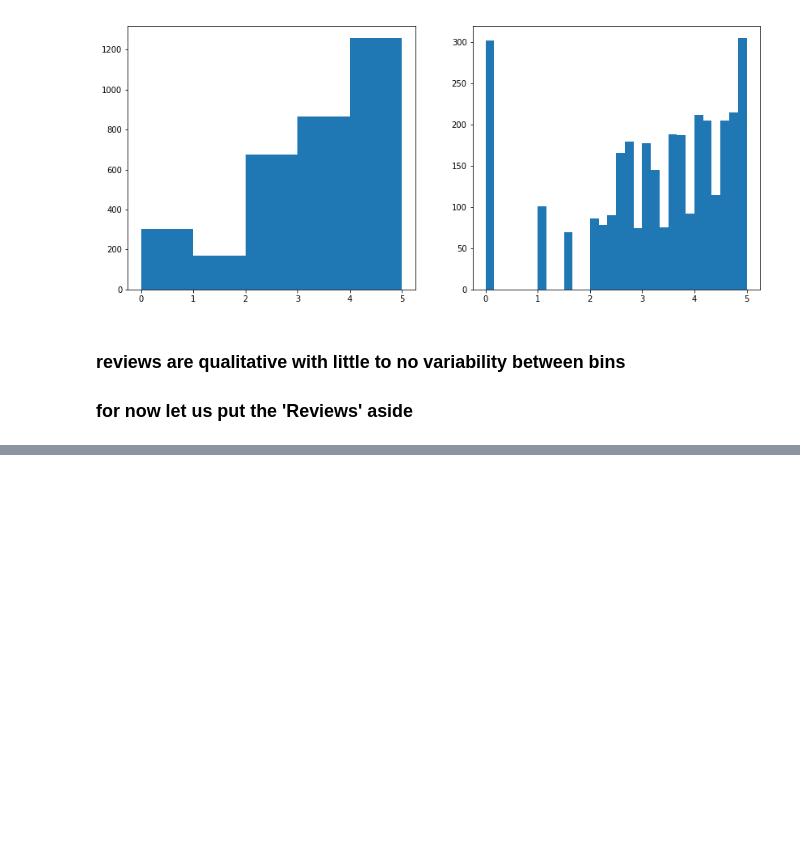
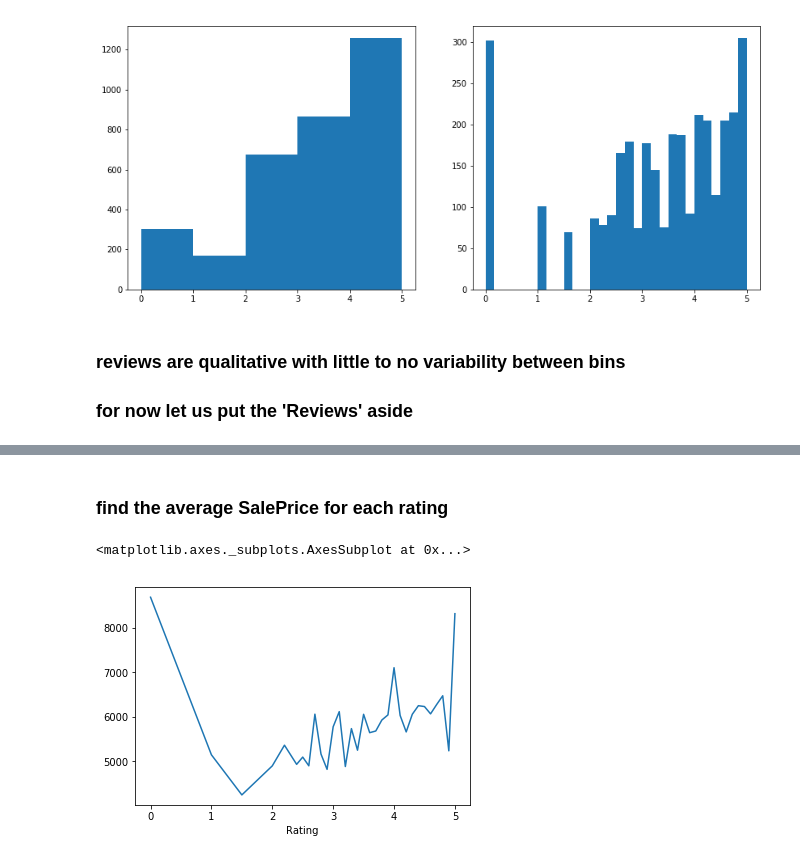
Before and after one commit to nomadskyler/AdidasNikePortfolioProject, a Jupyter notebook: AdidasNikeProject.ipynb, the cells around one changed output, grey strips where cells are left out. Cells and saved outputs as stored; diff of their text form; code cells hidden in the pictures; blank space fills up the shorter version.

```diff
--- a/AdidasNikeProject.ipynb
+++ b/AdidasNikeProject.ipynb
@@ -337,0 +319,11 @@ plt.hist( bin_reviews , bins = 30 )
+# %% [markdown]
+### find the average SalePrice for each rating
+# %%
+var_to_group = data[ 'Rating' ]
+
+mean = data.groupby( var_to_group )[ 'SalePrice' ].mean()
+
+mean.plot()
+# %% [output]
+<matplotlib.axes._subplots.AxesSubplot at 0x...>
+[figure, added]
```
Also changed, not shown: parts of 4 cells of this notebook.
